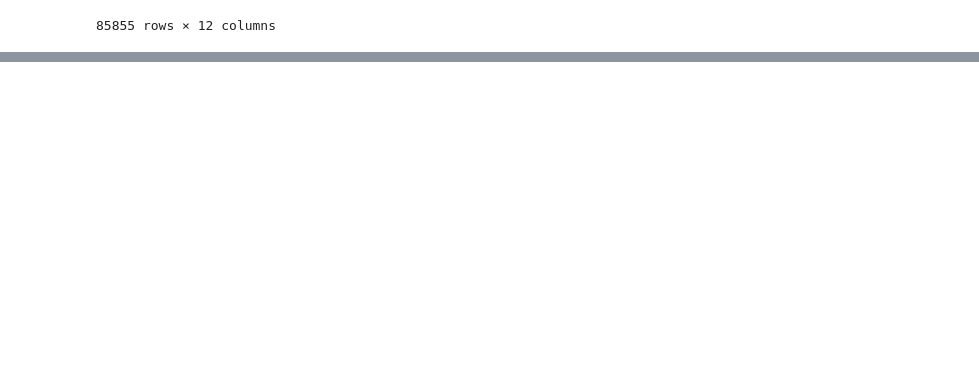
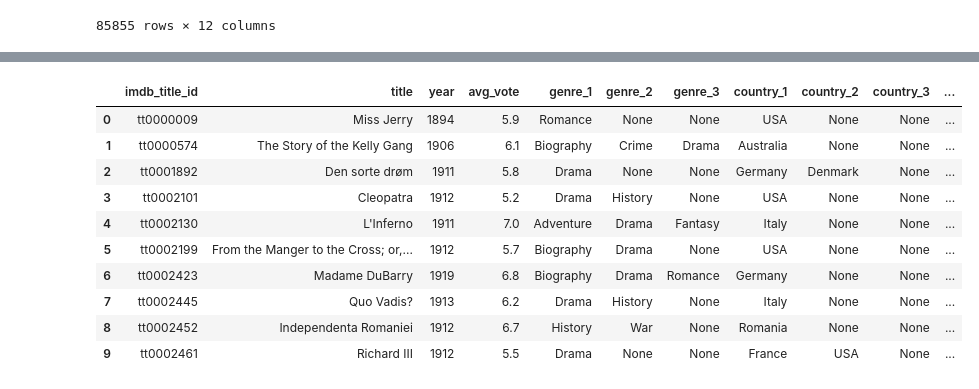
Before and after one commit to lrosasa0126/Project---4, a Jupyter notebook: movie_extract.ipynb, the cells around one changed output, grey strips where cells are left out. Cells and saved outputs as stored; diff of their text form; code cells hidden in the pictures; blank space fills up the shorter version.

```diff
--- a/movie_extract.ipynb
+++ b/movie_extract.ipynb
@@ -211,0 +214,3 @@ new_df
+# %%
+#Open source
+ratings = pd.read_csv("ratings.csv")
@@ -211,0 +232,4 @@ new_df
+# %%
+#Drop Unnamed
+ratings.rename({"Unnamed: 0":"a"}, axis="columns", inplace=True)
+ratings.drop(["a"], axis=1, inplace=True)
@@ -211,0 +250,3 @@ new_df
+# %%
+#Rename
+ratings=ratings.rename(columns={"avg_vote": "avg_vote_2"})
@@ -211,0 +268,18 @@ new_df
+# %%
+#Joining Dataframes
+imdb_votes = new_df.join(ratings.set_index('imdb_title_id'), on='imdb_title_id')
+# %%
+#Join outcome
+imdb_votes.head(10)
+# %% [output]
+|  | imdb_title_id | title | year | avg_vote | genre_1 | genre_2 | genre_3 | country_1 | country_2 | country_3 | ... |
+| 0 | tt0000009 | Miss Jerry | 1894 | 5.9 | Romance | None | None | USA | None | None | ... |
+| 1 | tt0000574 | The Story of the Kelly Gang | 1906 | 6.1 | Biography | Crime | Drama | Australia | None | None | ... |
+| 2 | tt0001892 | Den sorte drøm | 1911 | 5.8 | Drama | None | None | Germany | Denmark | None | ... |
+| 3 | tt0002101 | Cleopatra | 1912 | 5.2 | Drama | History | None | USA | None | None | ... |
+| 4 | tt0002130 | L'Inferno | 1911 | 7.0 | Adventure | Drama | Fantasy | Italy | None | None | ... |
+| 5 | tt0002199 | From the Manger to the Cross; or,... | 1912 | 5.7 | Biography | Drama | None | USA | None | None | ... |
+| 6 | tt0002423 | Madame DuBarry | 1919 | 6.8 | Biography | Drama | Romance | Germany | None | None | ... |
+| 7 | tt0002445 | Quo Vadis? | 1913 | 6.2 | Drama | History | None | Italy | None | None | ... |
+| 8 | tt0002452 | Independenta Romaniei | 1912 | 6.7 | History | War | None | Romania | None | None | ... |
+| 9 | tt0002461 | Richard III | 1912 | 5.5 | Drama | None | None | France | USA | None | ... |
```
Also changed, not shown: parts of 7 cells of this notebook, 3 other files.
